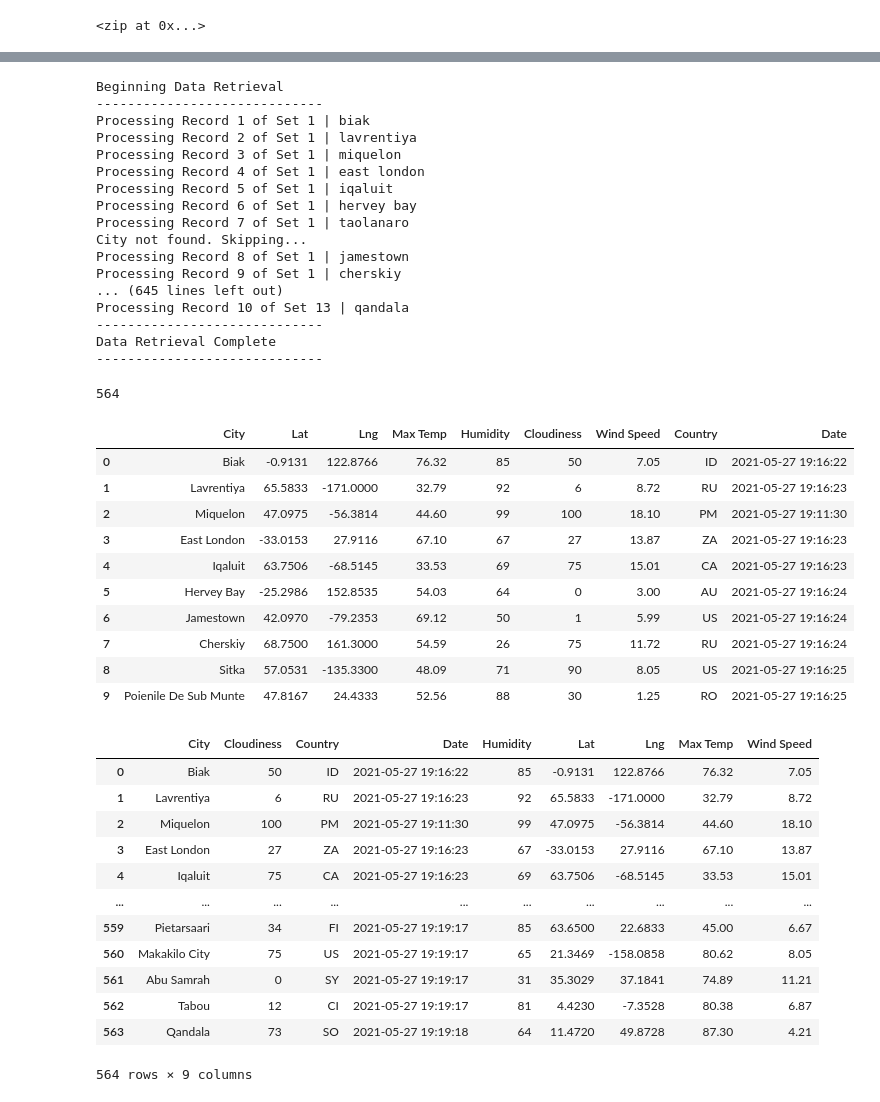
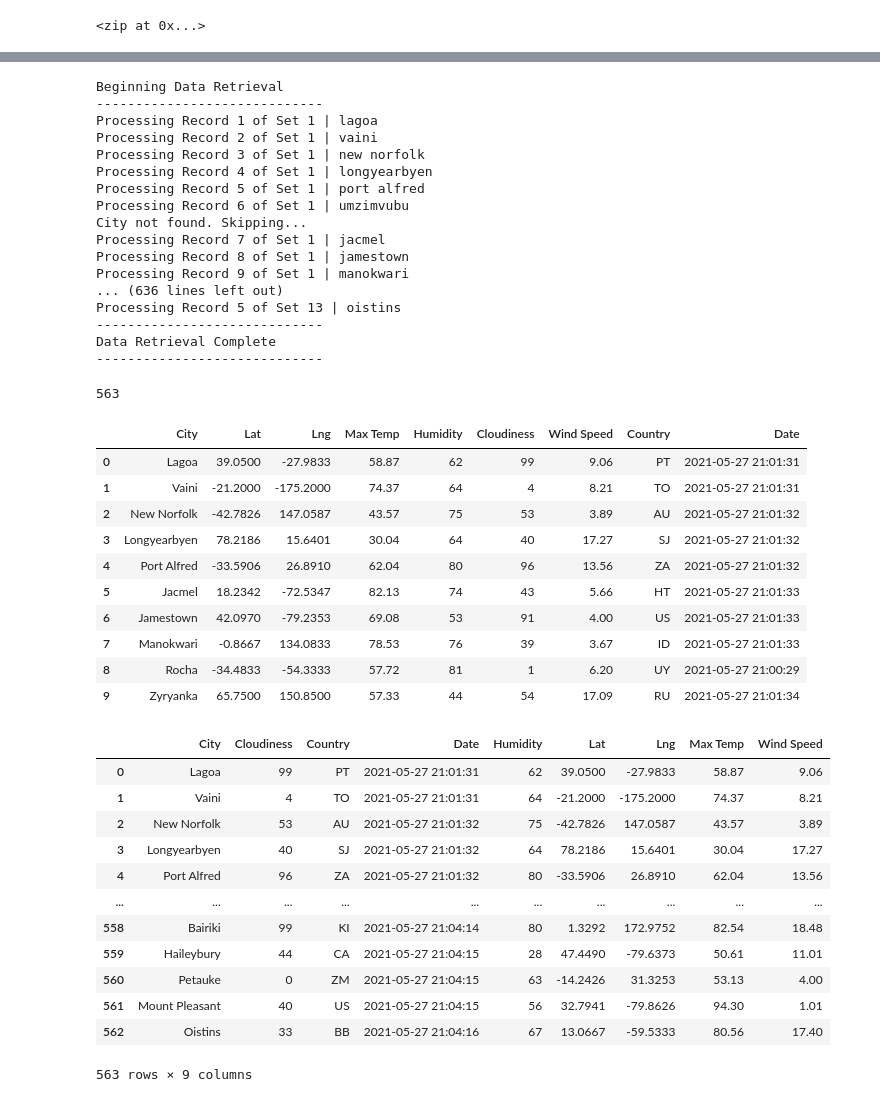
Before and after one commit to DSupps/World_Weather_Analysis, a Jupyter notebook: WeatherPy.ipynb, the cells around one changed output, grey strips where cells are left out. Drawn from its saved outputs; the diff is of its cells as text; code cells hidden in the pictures.

```diff
--- a/WeatherPy.ipynb
+++ b/WeatherPy.ipynb
@@ -62,6 +64,7 @@ for i, city in enumerate(cities):
 
     # Group cities in sets of 50 for logging purposes.
     if (i % 50 == 0 and i >= 50):
+        time.sleep(60)
         set_count += 1
         record_count = 1
     # Create endpoint URL with each city.
@@ -109,27 +112,27 @@ print("-----------------------------")
 # %% [output]
 Beginning Data Retrieval
 -----------------------------
-Processing Record 1 of Set 1 | biak
-Processing Record 2 of Set 1 | lavrentiya
-Processing Record 3 of Set 1 | miquelon
-Processing Record 4 of Set 1 | east london
-Processing Record 5 of Set 1 | iqaluit
-Processing Record 6 of Set 1 | hervey bay
-Processing Record 7 of Set 1 | taolanaro
+Processing Record 1 of Set 1 | lagoa
+Processing Record 2 of Set 1 | vaini
+Processing Record 3 of Set 1 | new norfolk
+Processing Record 4 of Set 1 | longyearbyen
+Processing Record 5 of Set 1 | port alfred
+Processing Record 6 of Set 1 | umzimvubu
 City not found. Skipping...
+Processing Record 7 of Set 1 | jacmel
 Processing Record 8 of Set 1 | jamestown
-Processing Record 9 of Set 1 | cherskiy
-... (645 lines left out)
-Processing Record 10 of Set 13 | qandala
+Processing Record 9 of Set 1 | manokwari
+... (636 lines left out)
+Processing Record 5 of Set 13 | oistins
 -----------------------------
 Data Retrieval Complete
 -----------------------------
 # %%
-# tally the number of cities in teh city_data array
+# tally the number of cities in the city_data array
 
 len(city_data)
 # %% [output]
-564
+563
 # %%
 ### 6.2.7 Create a DataFrame of City Weather Data
 
@@ -138,38 +141,38 @@ city_data_df = pd.DataFrame(city_data)
 city_data_df.head(10)
 # %% [output]
 |  | City | Lat | Lng | Max Temp | Humidity | Cloudiness | Wind Speed | Country | Date |
-| 0 | Biak | -0.9131 | 122.8766 | 76.32 | 85 | 50 | 7.05 | ID | 2021-05-27 19:16:22 |
-| 1 | Lavrentiya | 65.5833 | -171.0000 | 32.79 | 92 | 6 | 8.72 | RU | 2021-05-27 19:16:23 |
-| 2 | Miquelon | 47.0975 | -56.3814 | 44.60 | 99 | 100 | 18.10 | PM | 2021-05-27 19:11:30 |
-| 3 | East London | -33.0153 | 27.9116 | 67.10 | 67 | 27 | 13.87 | ZA | 2021-05-27 19:16:23 |
-| 4 | Iqaluit | 63.7506 | -68.5145 | 33.53 | 69 | 75 | 15.01 | CA | 2021-05-27 19:16:23 |
-| 5 | Hervey Bay | -25.2986 | 152.8535 | 54.03 | 64 | 0 | 3.00 | AU | 2021-05-27 19:16:24 |
-| 6 | Jamestown | 42.0970 | -79.2353 | 69.12 | 50 | 1 | 5.99 | US | 2021-05-27 19:16:24 |
-| 7 | Cherskiy | 68.7500 | 161.3000 | 54.59 | 26 | 75 | 11.72 | RU | 2021-05-27 19:16:24 |
-| 8 | Sitka | 57.0531 | -135.3300 | 48.09 | 71 | 90 | 8.05 | US | 2021-05-27 19:16:25 |
-| 9 | Poienile De Sub Munte | 47.8167 | 24.4333 | 52.56 | 88 | 30 | 1.25 | RO | 2021-05-27 19:16:25 |
+| 0 | Lagoa | 39.0500 | -27.9833 | 58.87 | 62 | 99 | 9.06 | PT | 2021-05-27 21:01:31 |
+| 1 | Vaini | -21.2000 | -175.2000 | 74.37 | 64 | 4 | 8.21 | TO | 2021-05-27 21:01:31 |
+| 2 | New Norfolk | -42.7826 | 147.0587 | 43.57 | 75 | 53 | 3.89 | AU | 2021-05-27 21:01:32 |
+| 3 | Longyearbyen | 78.2186 | 15.6401 | 30.04 | 64 | 40 | 17.27 | SJ | 2021-05-27 21:01:32 |
+| 4 | Port Alfred | -33.5906 | 26.8910 | 62.04 | 80 | 96 | 13.56 | ZA | 2021-05-27 21:01:32 |
+| 5 | Jacmel | 18.2342 | -72.5347 | 82.13 | 74 | 43 | 5.66 | HT | 2021-05-27 21:01:33 |
+| 6 | Jamestown | 42.0970 | -79.2353 | 69.08 | 53 | 91 | 4.00 | US | 2021-05-27 21:01:33 |
+| 7 | Manokwari | -0.8667 | 134.0833 | 78.53 | 76 | 39 | 3.67 | ID | 2021-05-27 21:01:33 |
+| 8 | Rocha | -34.4833 | -54.3333 | 57.72 | 81 | 1 | 6.20 | UY | 2021-05-27 21:00:29 |
+| 9 | Zyryanka | 65.7500 | 150.8500 | 57.33 | 44 | 54 | 17.09 | RU | 2021-05-27 21:01:34 |
 # %%
 # reorder the columns
 
 new_column_order = ["City", "Cloudiness", "Country", "Date", "Humidity", "Lat", "Lng", "Max Temp", "Wind Speed"]
 
-city_data_df_order = city_data_df[new_column_order]
+city_data_df = city_data_df[new_column_order]
 # %%
-city_data_df_order
+city_data_df
 # %% [output]
 |  | City | Cloudiness | Country | Date | Humidity | Lat | Lng | Max Temp | Wind Speed |
-| 0 | Biak | 50 | ID | 2021-05-27 19:16:22 | 85 | -0.9131 | 122.8766 | 76.32 | 7.05 |
-| 1 | Lavrentiya | 6 | RU | 2021-05-27 19:16:23 | 92 | 65.5833 | -171.0000 | 32.79 | 8.72 |
-| 2 | Miquelon | 100 | PM | 2021-05-27 19:11:30 | 99 | 47.0975 | -56.3814 | 44.60 | 18.10 |
-| 3 | East London | 27 | ZA | 2021-05-27 19:16:23 | 67 | -33.0153 | 27.9116 | 67.10 | 13.87 |
-| 4 | Iqaluit | 75 | CA | 2021-05-27 19:16:23 | 69 | 63.7506 | -68.5145 | 33.53 | 15.01 |
+| 0 | Lagoa | 99 | PT | 2021-05-27 21:01:31 | 62 | 39.0500 | -27.9833 | 58.87 | 9.06 |
+| 1 | Vaini | 4 | TO | 2021-05-27 21:01:31 | 64 | -21.2000 | -175.2000 | 74.37 | 8.21 |
+| 2 | New Norfolk | 53 | AU | 2021-05-27 21:01:32 | 75 | -42.7826 | 147.0587 | 43.57 | 3.89 |
+| 3 | Longyearbyen | 40 | SJ | 2021-05-27 21:01:32 | 64 | 78.2186 | 15.6401 | 30.04 | 17.27 |
+| 4 | Port Alfred | 96 | ZA | 2021-05-27 21:01:32 | 80 | -33.5906 | 26.8910 | 62.04 | 13.56 |
 | ... | ... | ... | ... | ... | ... | ... | ... | ... | ... |
-| 559 | Pietarsaari | 34 | FI | 2021-05-27 19:19:17 | 85 | 63.6500 | 22.6833 | 45.00 | 6.67 |
-| 560 | Makakilo City | 75 | US | 2021-05-27 19:19:17 | 65 | 21.3469 | -158.0858 | 80.62 | 8.05 |
-| 561 | Abu Samrah | 0 | SY | 2021-05-27 19:19:17 | 31 | 35.3029 | 37.1841 | 74.89 | 11.21 |
-| 562 | Tabou | 12 | CI | 2021-05-27 19:19:17 | 81 | 4.4230 | -7.3528 | 80.38 | 6.87 |
-| 563 | Qandala | 73 | SO | 2021-05-27 19:19:18 | 64 | 11.4720 | 49.8728 | 87.30 | 4.21 |
+| 558 | Bairiki | 99 | KI | 2021-05-27 21:04:14 | 80 | 1.3292 | 172.9752 | 82.54 | 18.48 |
+| 559 | Haileybury | 44 | CA | 2021-05-27 21:04:15 | 28 | 47.4490 | -79.6373 | 50.61 | 11.01 |
+| 560 | Petauke | 0 | ZM | 2021-05-27 21:04:15 | 63 | -14.2426 | 31.3253 | 53.13 | 4.00 |
+| 561 | Mount Pleasant | 40 | US | 2021-05-27 21:04:15 | 56 | 32.7941 | -79.8626 | 94.30 | 1.01 |
+| 562 | Oistins | 33 | BB | 2021-05-27 21:04:16 | 67 | 13.0667 | -59.5333 | 80.56 | 17.40 |
-564 rows × 9 columns
+563 rows × 9 columns
 # %%
 # # Create the output file (CSV).
 output_data_file = "weather_data/cities.csv"
```
Also changed, not shown: parts of 10 cells of this notebook, 7 other files.
